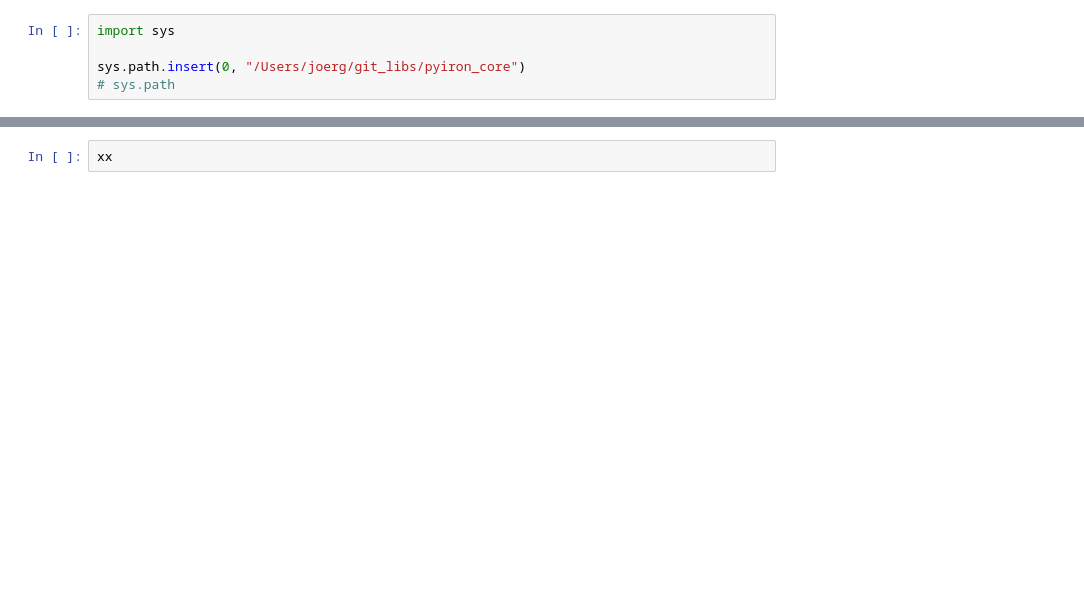
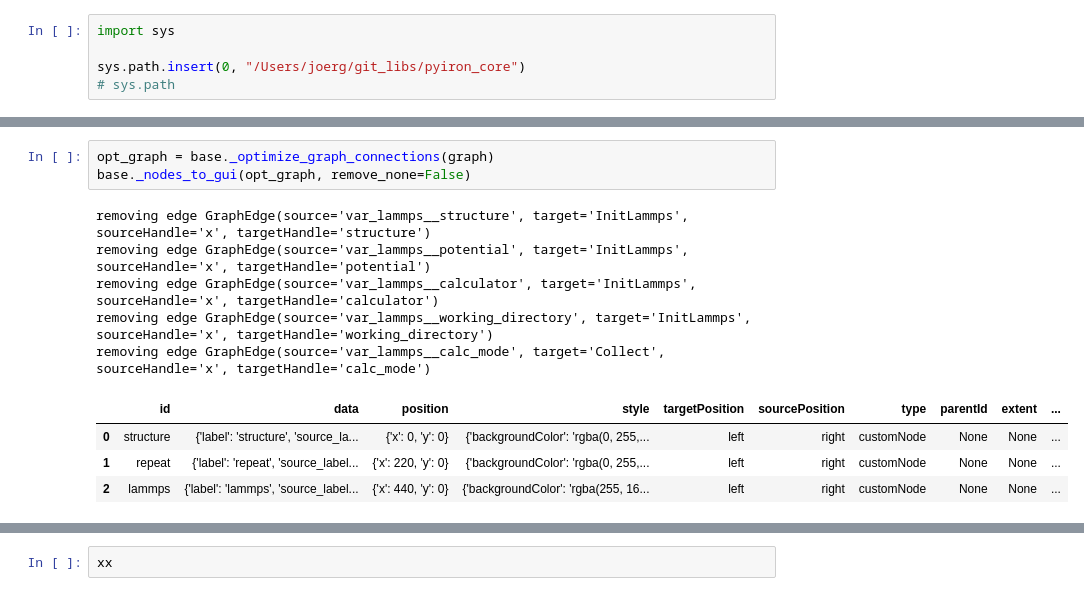
Before and after one commit to pyiron/pyiron_core, a Jupyter notebook: notebooks/pyiron_core_dev.ipynb, the cells around one changed output, grey strips where cells are left out. Saved outputs shown, nothing was run; the diff lists cells and outputs as text; blank space fills up the shorter version.

```diff
--- a/notebooks/pyiron_core_dev.ipynb
+++ b/notebooks/pyiron_core_dev.ipynb
@@ -46,0 +58,13 @@ NameError: name 'pf' is not defined
+# %%
+opt_graph = base._optimize_graph_connections(graph)
+base._nodes_to_gui(opt_graph, remove_none=False)
+# %% [output]
+removing edge GraphEdge(source='var_lammps__structure', target='InitLammps', sourceHandle='x', targetHandle='structure')
+removing edge GraphEdge(source='var_lammps__potential', target='InitLammps', sourceHandle='x', targetHandle='potential')
+removing edge GraphEdge(source='var_lammps__calculator', target='InitLammps', sourceHandle='x', targetHandle='calculator')
+removing edge GraphEdge(source='var_lammps__working_directory', target='InitLammps', sourceHandle='x', targetHandle='working_directory')
+removing edge GraphEdge(source='var_lammps__calc_mode', target='Collect', sourceHandle='x', targetHandle='calc_mode')
+|  | id | data | position | style | targetPosition | sourcePosition | type | parentId | extent | ... |
+| 0 | structure | {'label': 'structure', 'source_la... | {'x': 0, 'y': 0} | {'backgroundColor': 'rgba(0, 255,... | left | right | customNode | None | None | ... |
+| 1 | repeat | {'label': 'repeat', 'source_label... | {'x': 220, 'y': 0} | {'backgroundColor': 'rgba(0, 255,... | left | right | customNode | None | None | ... |
+| 2 | lammps | {'label': 'lammps', 'source_label... | {'x': 440, 'y': 0} | {'backgroundColor': 'rgba(255, 16... | left | right | customNode | None | None | ... |
```
Also changed, not shown: parts of 32 cells of this notebook, 2 other files.
